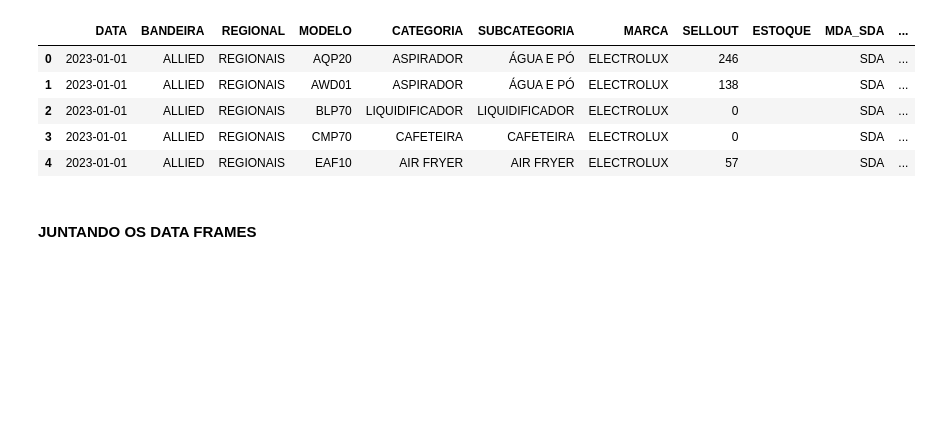
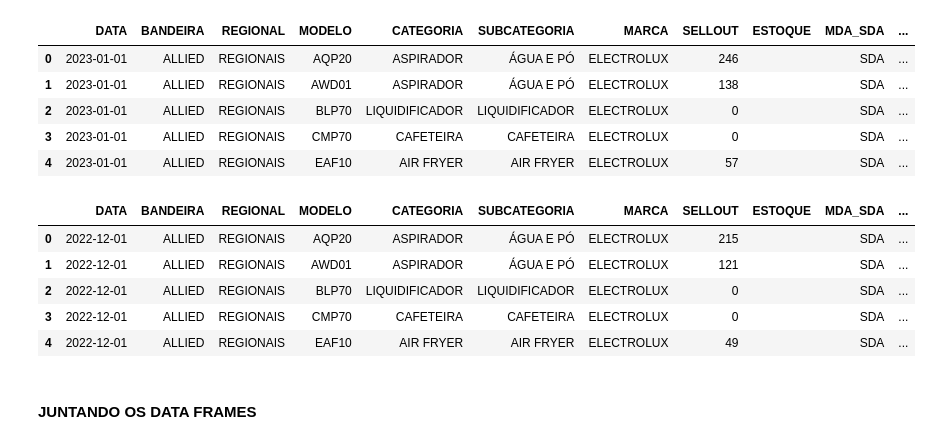
Before and after one commit to victor1cg/Django, a Jupyter notebook: Semanal_BD_GERAL.ipynb, the cells around one changed output. Saved outputs shown, nothing was run; the diff lists cells and outputs as text; code cells hidden in the pictures; blank space fills up the shorter version.

```diff
--- a/Semanal_BD_GERAL.ipynb
+++ b/Semanal_BD_GERAL.ipynb
@@ -134,0 +133,22 @@ df_projecao_m1.head()
+# %%
+#PROJEÇÃO 6M - É A PROJEÇÃO DO MÊS PASSADO NA PREVIA
+
+## PROJEÇÃO M1
+
+q_projecao_6m = f"""
+DECLARE @data_ref DATE;
+SET @data_ref = '{data_ref}'
+SELECT * FROM selloutmensal_trade
+WHERE DATA = @data_ref"""
+
+df_projecao_6m = pd.read_sql(q_projecao_6m, conexao)
+
+df_projecao_6m['STATUS'] = 'PROJEÇÃO 6M'
+df_projecao_6m.head()
+# %% [output]
+|  | DATA | BANDEIRA | REGIONAL | MODELO | CATEGORIA | SUBCATEGORIA | MARCA | SELLOUT | ESTOQUE | MDA_SDA | ... |
+| 0 | 2022-12-01 | ALLIED | REGIONAIS | AQP20 | ASPIRADOR | ÁGUA E PÓ | ELECTROLUX | 215 |  | SDA | ... |
+| 1 | 2022-12-01 | ALLIED | REGIONAIS | AWD01 | ASPIRADOR | ÁGUA E PÓ | ELECTROLUX | 121 |  | SDA | ... |
+| 2 | 2022-12-01 | ALLIED | REGIONAIS | BLP70 | LIQUIDIFICADOR | LIQUIDIFICADOR | ELECTROLUX | 0 |  | SDA | ... |
+| 3 | 2022-12-01 | ALLIED | REGIONAIS | CMP70 | CAFETEIRA | CAFETEIRA | ELECTROLUX | 0 |  | SDA | ... |
+| 4 | 2022-12-01 | ALLIED | REGIONAIS | EAF10 | AIR FRYER | AIR FRYER | ELECTROLUX | 49 |  | SDA | ... |
```
Also changed, not shown: parts of 5 cells of this notebook, 2 other files.
